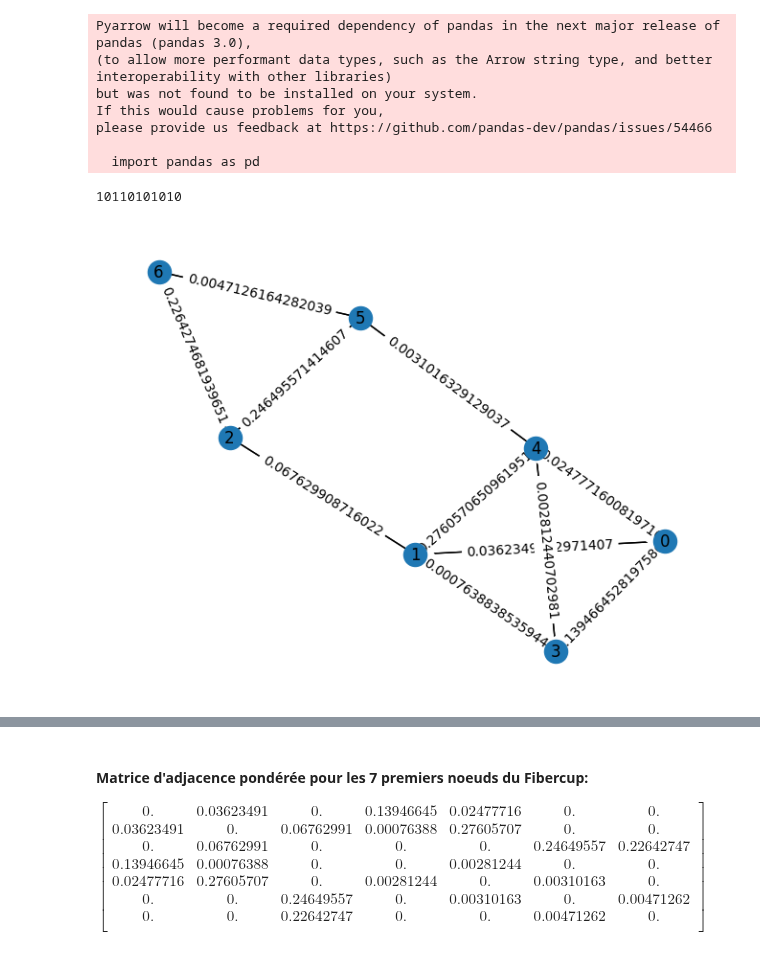
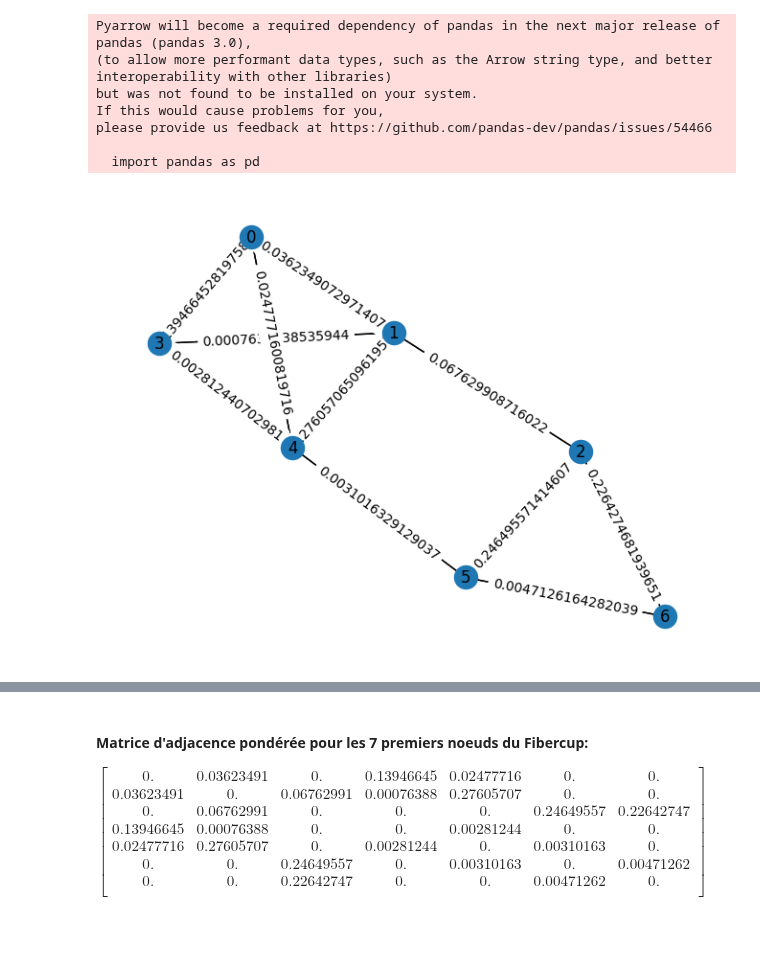
Before and after one commit to harshana20011/quactography, a Jupyter notebook: scripts/first_step_H_auto.ipynb, the cells around one changed output, grey strips where cells are left out. Cells and saved outputs as stored; diff of their text form; code cells hidden in the pictures.

```diff
--- a/scripts/first_step_H_auto.ipynb
+++ b/scripts/first_step_H_auto.ipynb
@@ -29,23 +29,22 @@ please provide us feedback at https://github.com/pandas-dev/pandas/issues/54466
 # %%
 # With the adjacency matrix, we can build a graph :
 graph_cross = rx.PyGraph()
 num_nodes_cross_graph = len(df)
 nodes_list = graph_cross.add_nodes_from((range(num_nodes_cross_graph)))
 # Add edges :
 edges = []
 for i in range(num_nodes_cross_graph):
     for j in range(num_nodes_cross_graph):
         if mat_adj[i, j] != 0:
             edges.append((i, j, mat_adj[i, j]))
 
 # print(edges)
 graph_cross.add_edges_from(edges)
 
 draw(graph_cross, with_labels=True, edge_labels=str) # type: ignore
-10110101010
+plt.show()
 # %% [output]
-10110101010
-[figure, old version]
+[figure, new version]
 # %% [markdown]
 ### Ceci correspond bien aux noeuds correspondant aux deux premières colonnes du fibercup, du noeuds 0 à 6 comptabilisant 7 noeuds au total:
 
```
Also changed, not shown: parts of 7 cells of this notebook, 10 other files.
